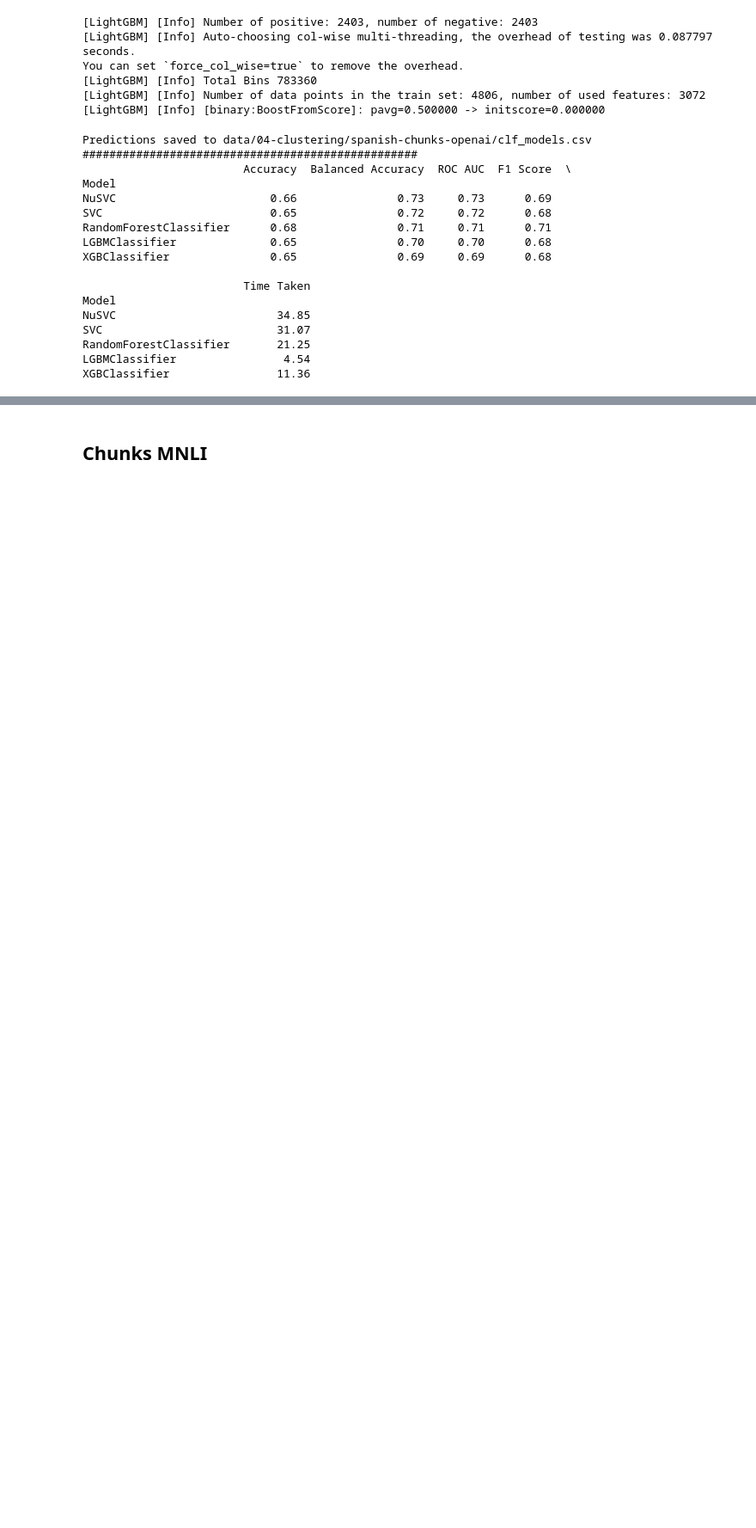
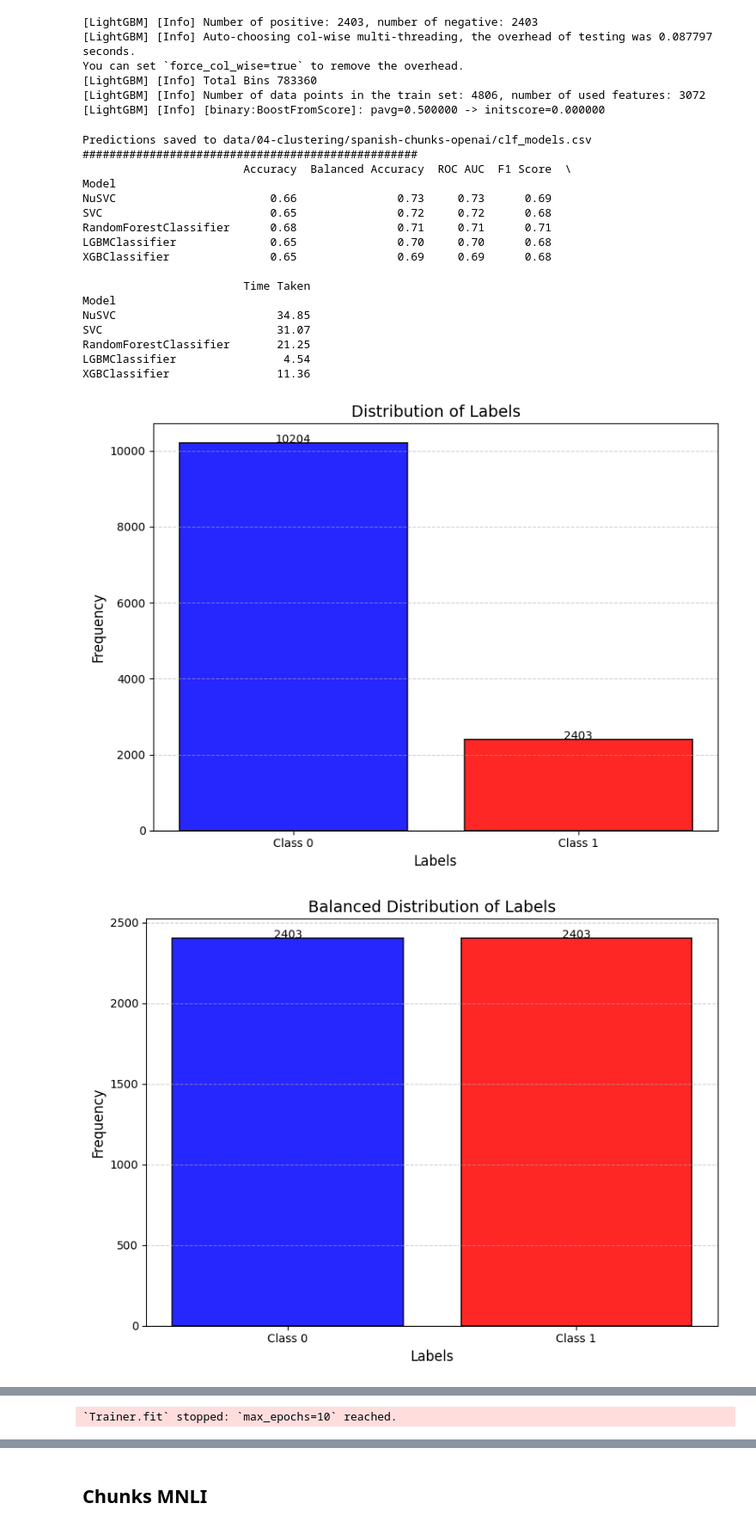
Before and after one commit to miguel-kjh/summarization-multilingual, a Jupyter notebook: clf_cluster.ipynb, the cells around one changed output, grey strips where cells are left out. Shown at 86% size. Drawn from its saved outputs; the diff is of its cells as text; code cells hidden in the pictures; blank space fills up the shorter version.

```diff
--- a/clf_cluster.ipynb
+++ b/clf_cluster.ipynb
@@ -138,8 +298,44 @@ Seed set to 3407
+# %%
+def experiments_autoencoders(dataset_train, dataset_test, dataset_val, dataset_train_path, autoencoder_type = "linear"):
+    plot_label_distribution(dataset_train['label'].value_counts())
+
+    df_balanced = balance_dataset(dataset_train)
+    plot_label_distribution(df_balanced['label'].value_counts(), title="Balanced Distribution of Labels")
+    train_loader, val_loader, test_loader = create_data_loaders(df_balanced, dataset_val, dataset_test, batch_size=64)
+    input_dim = len(dataset_train["sample"][0])
+
+    autoencoder = LinearAutoencoder(input_dim=input_dim) if autoencoder_type == "linear" else LinearAutoencoderContrastive(input_dim=input_dim)
+
+    trainer = pl.Trainer(max_epochs=10)
+    trainer.fit(autoencoder, train_loader, val_loader)
+
+    # Test the model
+    print("Test autoencoder")
+    trainer.test(autoencoder, test_loader)
+
+    X_train = autoencoder.features(torch.tensor(df_balanced["sample"].values.tolist(), dtype=torch.float32)).detach().numpy()
+    y_train = np.array(dataset_train["label"].values.tolist())
+
+    X_test = autoencoder.features(torch.tensor(dataset_test["sample"].values.tolist(), dtype=torch.float32)).detach().numpy()
+    y_test = np.array(dataset_test["label"].values.tolist())
+
+
+    #X_2d = apply_tsne_to_numpy(X_train)
+    #plot_tsne(X_2d, y_train)
+
+    models = lazy_classification(X_train, X_test, y_train, y_test)
+    folder_to_save = "/".join([f for f in dataset_train_path.split("/")[:-1]])
+    save_predictions_to_csv(models, folder=folder_to_save)
+
+    print("#"*50)
+    print(models.head(5))
 # %% [markdown]
 ## Chunks embeddings OpenIA
 # %%
 dataset_train_path = "data/04-clustering/spanish-chunks-openai/clustring_embedding_train.pkl"
+dataset_val_path = "data/04-clustering/spanish-chunks-openai/clustring_embedding_validation.pkl"
 dataset_test_path = "data/04-clustering/spanish-chunks-openai/clustring_embedding_test.pkl"
 
 dataset_train = read_pickle(dataset_train_path)
+dataset_val = read_pickle(dataset_val_path)
 dataset_test = read_pickle(dataset_test_path)
@@ -172,3 +491,8 @@ SVC                          31.07
 RandomForestClassifier       21.25
 LGBMClassifier                4.54
 XGBClassifier                11.36
+# %%
+experiments_autoencoders(dataset_train, dataset_test, dataset_val, dataset_train_path, autoencoder_type = "linear")
+# %% [output]
+[figure, added]
+[figure, added]
@@ -174,0 +515 @@ XGBClassifier                11.36
+`Trainer.fit` stopped: `max_epochs=10` reached.
```
Also changed, not shown: parts of 16 cells of this notebook.
